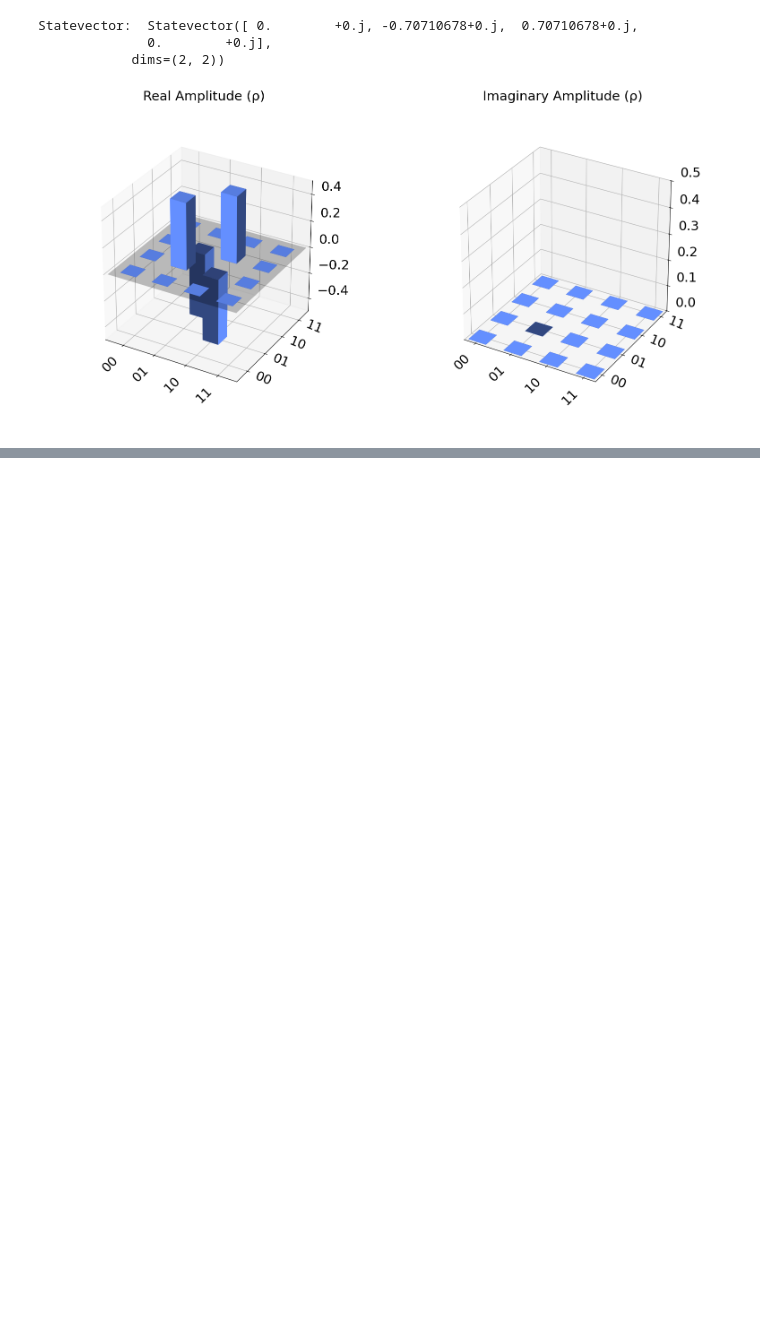
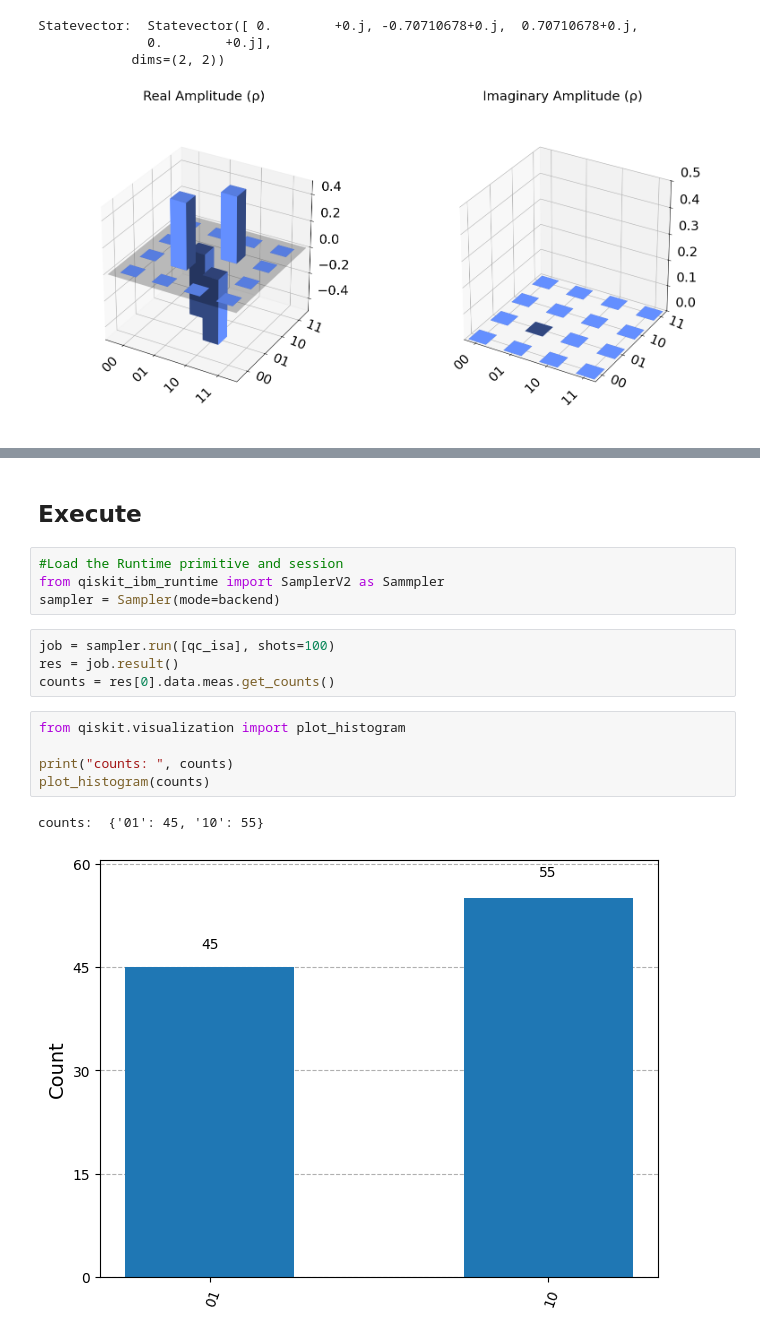
Before and after one commit to r-karra/learn-quantum-AI, a Jupyter notebook: your_first_quantum_experiment.ipynb, the cells around one changed output, grey strips where cells are left out. Drawn from its saved outputs; the diff is of its cells as text; blank space fills up the shorter version.

Commit message:
Estimators and Samplers

```diff
--- a/your_first_quantum_experiment.ipynb
+++ b/your_first_quantum_experiment.ipynb
@@ -330,0 +431,18 @@ Statevector:  Statevector([ 0.        +0.j, -0.70710678+0.j,  0.70710678+0.j,
+# %% [markdown]
+## Execute
+# %%
+#Load the Runtime primitive and session
+from qiskit_ibm_runtime import SamplerV2 as Sammpler
+sampler = Sampler(mode=backend)
+# %%
+job = sampler.run([qc_isa], shots=100)
+res = job.result()
+counts = res[0].data.meas.get_counts()
+# %%
+from qiskit.visualization import plot_histogram
+
+print("counts: ", counts)
+plot_histogram(counts)
+# %% [output]
+counts:  {'01': 45, '10': 55}
+[figure, added]
```
Also changed, not shown: parts of 17 cells of this notebook.
